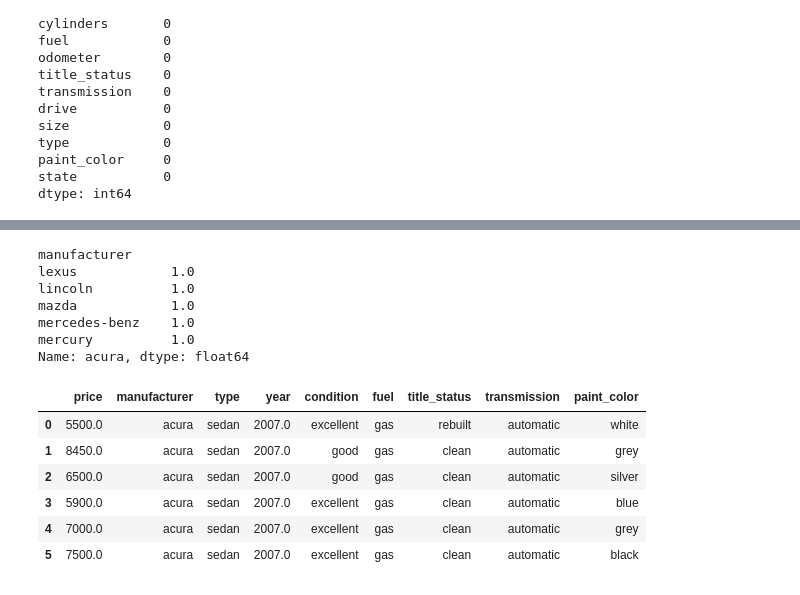
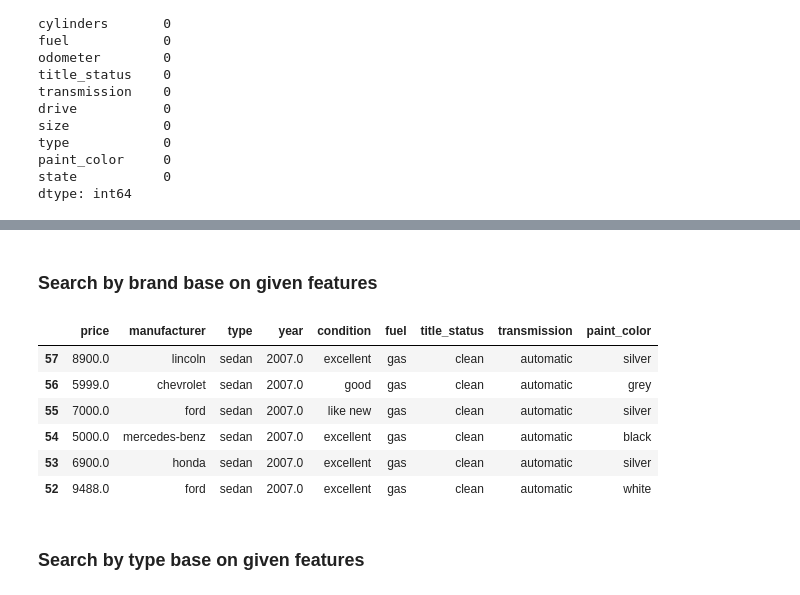
Before and after one commit to tkhong95/used_car, a Jupyter notebook: 03_recommender.ipynb, the cells around one changed output, grey strips where cells are left out. Saved outputs shown, nothing was run; the diff lists cells and outputs as text; code cells hidden in the pictures.

Commit message:
working on 03_recommender

```diff
--- a/03_recommender.ipynb
+++ b/03_recommender.ipynb
@@ -71,50 +53,39 @@ def manufacturer_recommender(manufacturer):
 # %%
-manufacturer_recommender('acura')
+# manufacturer_recommender('acura')
-# %% [output]
-manufacturer
-lexus            1.0
-lincoln          1.0
-mazda            1.0
-mercedes-benz    1.0
-mercury          1.0
-Name: acura, dtype: float64
+# %% [markdown]
+### Search by brand base on given features
 # %%
-def recommender(manufacturer,year,car_type,price_range):
+def brand_recommender(manufacturer,year,car_type,price_range):
     data = df.loc[(df['year']==year) & (df['type']==car_type)
                  & ((df['price']>=price_range[0]) & (df['price']<=price_range[1]))]
     data.reset_index(level =0, inplace = True)
 
     indices = pd.Series(data.index, index=data['manufacturer'])
 
-     #Converting the car manufacturer country into vectors and used unigram
-    tf = TfidfVectorizer(analyzer='word', ngram_range=(1, 1), min_df = 1, stop_words='english')
-    tfidf_matrix = tf.fit_transform(data['manufacturer'])
+    # Converting the car manufacturer into vectors unigrams and bigrams
+    cvec = CountVectorizer(ngram_range=(1, 2), stop_words='english')
+    cvec_matrix = cvec.fit_transform(data['manufacturer'])
 
-    # Calculating the similarity measures based on Cosine Similarity
-    sg = cosine_similarity(tfidf_matrix)
+    # Apply Cosine Similarity
+    cs = cosine_similarity(cvec_matrix)
 
-    # Get the index corresponding to original_manufacturer
-    idx = indices[manufacturer]
-    # Get the pairwsie similarity scores
-    sig = list(enumerate(sg[idx]))
-    # Sort the cars
-    sig = sorted(sig, reverse=True)
-    # Scores of the 6 most similar cars
-    sig = sig[0:6]
+    # Sort by manufacturer and get the top 6 car with highest similiraty score
+    score = sorted(list(enumerate(cs[indices[manufacturer]])), reverse=True)[0:6]
+
     # car indicies
-    car_indices = [i[0] for i in sig]
+    car_indices = [i[0] for i in score]
 
     # Top 6 car recommendations
-    rec = data[['price','manufacturer','type','year','condition','fuel','title_status'
-                ,'transmission','paint_color']].iloc[car_indices]
-    return rec
+    car_recommend = data[['price','manufacturer','type','year','condition','fuel','title_status',
+                'transmission','paint_color']].iloc[car_indices]
+    return car_recommend
 # %%
-recommender('acura',2007,'sedan',(5000, 10000))
+brand_recommender('acura',2007,'sedan',(5000, 10000))
 # %% [output]
 |  | price | manufacturer | type | year | condition | fuel | title_status | transmission | paint_color |
-| 0 | 5500.0 | acura | sedan | 2007.0 | excellent | gas | rebuilt | automatic | white |
-| 1 | 8450.0 | acura | sedan | 2007.0 | good | gas | clean | automatic | grey |
-| 2 | 6500.0 | acura | sedan | 2007.0 | good | gas | clean | automatic | silver |
-| 3 | 5900.0 | acura | sedan | 2007.0 | excellent | gas | clean | automatic | blue |
-| 4 | 7000.0 | acura | sedan | 2007.0 | excellent | gas | clean | automatic | grey |
-| 5 | 7500.0 | acura | sedan | 2007.0 | excellent | gas | clean | automatic | black |
+| 57 | 8900.0 | lincoln | sedan | 2007.0 | excellent | gas | clean | automatic | silver |
+| 56 | 5999.0 | chevrolet | sedan | 2007.0 | good | gas | clean | automatic | grey |
+| 55 | 7000.0 | ford | sedan | 2007.0 | like new | gas | clean | automatic | silver |
+| 54 | 5000.0 | mercedes-benz | sedan | 2007.0 | excellent | gas | clean | automatic | black |
+| 53 | 6900.0 | honda | sedan | 2007.0 | excellent | gas | clean | automatic | silver |
+| 52 | 9488.0 | ford | sedan | 2007.0 | excellent | gas | clean | automatic | white |
@@ -130,0 +92,2 @@ def recommender(manufacturer,year,car_type,price_range):
+# %% [markdown]
+### Search by type base on given features
```
Also changed, not shown: parts of 18 cells of this notebook, 5 other files.
